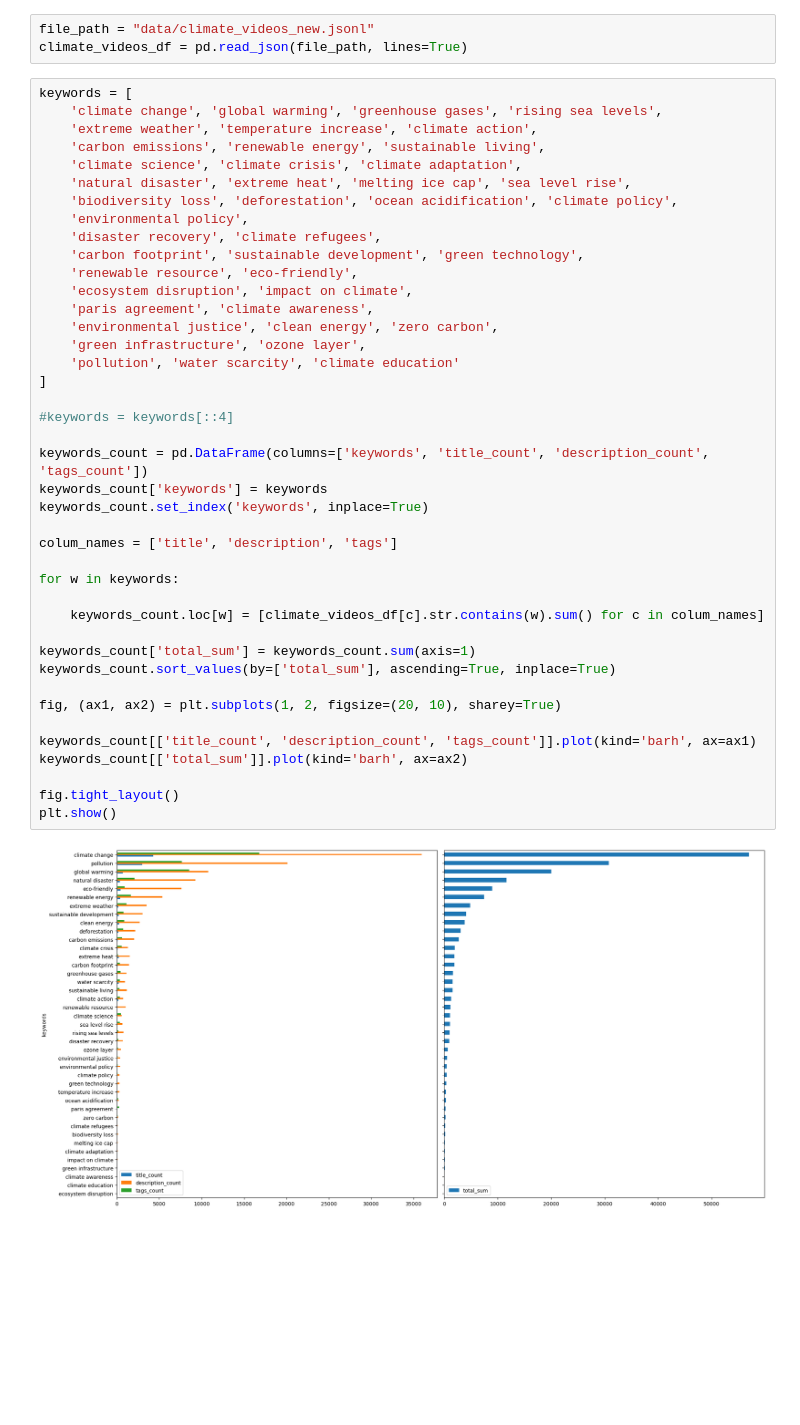
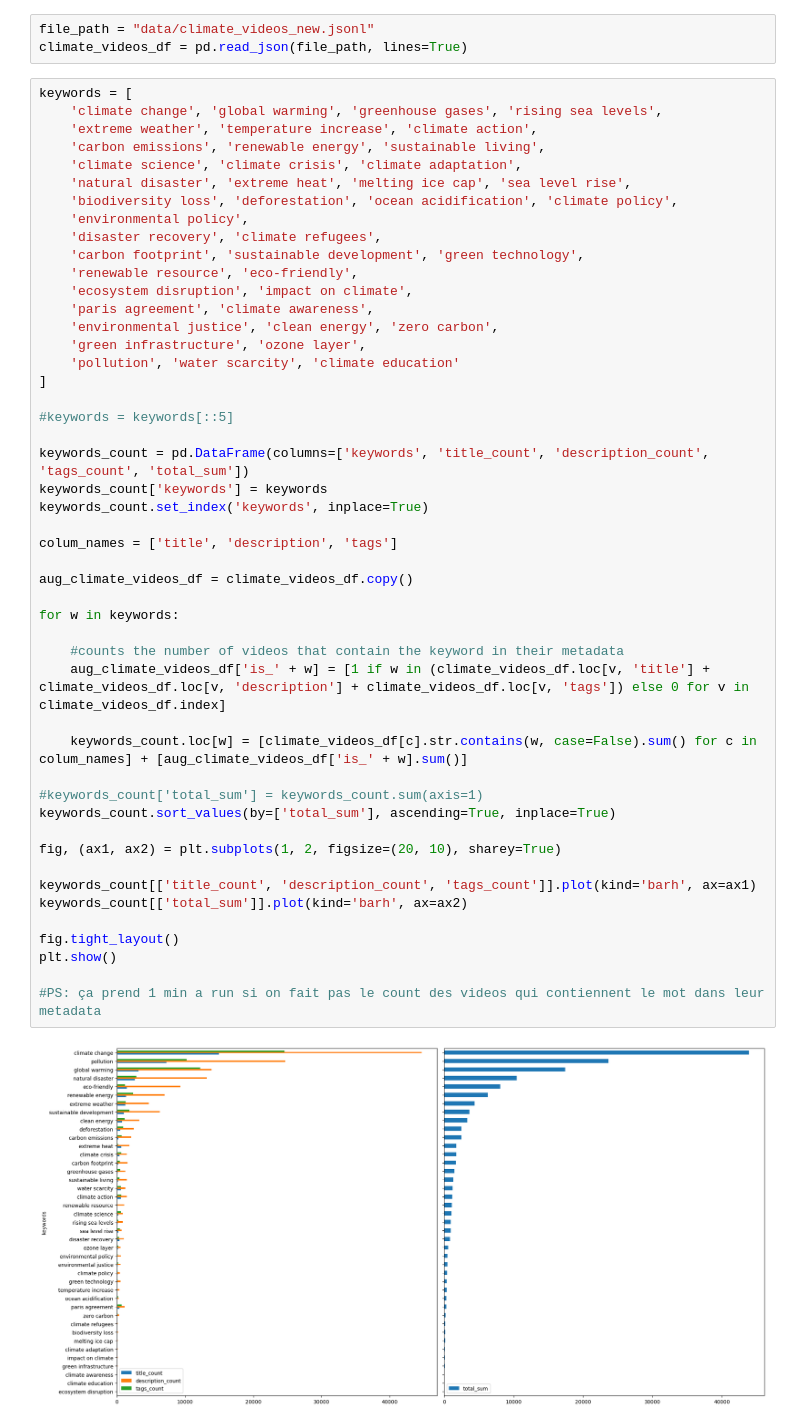
Before and after one commit to agatha-duzan/ada-2023-project-fadamily, a Jupyter notebook: tags.ipynb, the cells around one changed output. Drawn from its saved outputs; the diff is of its cells as text; blank space fills up the shorter version.

```diff
--- a/tags.ipynb
+++ b/tags.ipynb
@@ -16,35 +16,42 @@ keywords = [
     'environmental policy',
     'disaster recovery', 'climate refugees',
     'carbon footprint', 'sustainable development', 'green technology',
     'renewable resource', 'eco-friendly',
     'ecosystem disruption', 'impact on climate',
     'paris agreement', 'climate awareness',
     'environmental justice', 'clean energy', 'zero carbon',
     'green infrastructure', 'ozone layer',
     'pollution', 'water scarcity', 'climate education'
 ]
 
-#keywords = keywords[::4]
+#keywords = keywords[::5]
 
-keywords_count = pd.DataFrame(columns=['keywords', 'title_count', 'description_count', 'tags_count'])
+keywords_count = pd.DataFrame(columns=['keywords', 'title_count', 'description_count', 'tags_count', 'total_sum'])
 keywords_count['keywords'] = keywords
 keywords_count.set_index('keywords', inplace=True)
 
 colum_names = ['title', 'description', 'tags']
 
+aug_climate_videos_df = climate_videos_df.copy()
+
 for w in keywords:
 
-    keywords_count.loc[w] = [climate_videos_df[c].str.contains(w).sum() for c in colum_names]
+    #counts the number of videos that contain the keyword in their metadata
+    aug_climate_videos_df['is_' + w] = [1 if w in (climate_videos_df.loc[v, 'title'] + climate_videos_df.loc[v, 'description'] + climate_videos_df.loc[v, 'tags']) else 0 for v in climate_videos_df.index]
 
-keywords_count['total_sum'] = keywords_count.sum(axis=1)
+    keywords_count.loc[w] = [climate_videos_df[c].str.contains(w, case=False).sum() for c in colum_names] + [aug_climate_videos_df['is_' + w].sum()]
+
+#keywords_count['total_sum'] = keywords_count.sum(axis=1)
 keywords_count.sort_values(by=['total_sum'], ascending=True, inplace=True)
 
 fig, (ax1, ax2) = plt.subplots(1, 2, figsize=(20, 10), sharey=True)
 
 keywords_count[['title_count', 'description_count', 'tags_count']].plot(kind='barh', ax=ax1)
 keywords_count[['total_sum']].plot(kind='barh', ax=ax2)
 
 fig.tight_layout()
 plt.show()
+
+#PS: ça prend 1 min a run si on fait pas le count des videos qui contiennent le mot dans leur metadata
 # %% [output]
-[figure, old version]
+[figure, new version]
```
